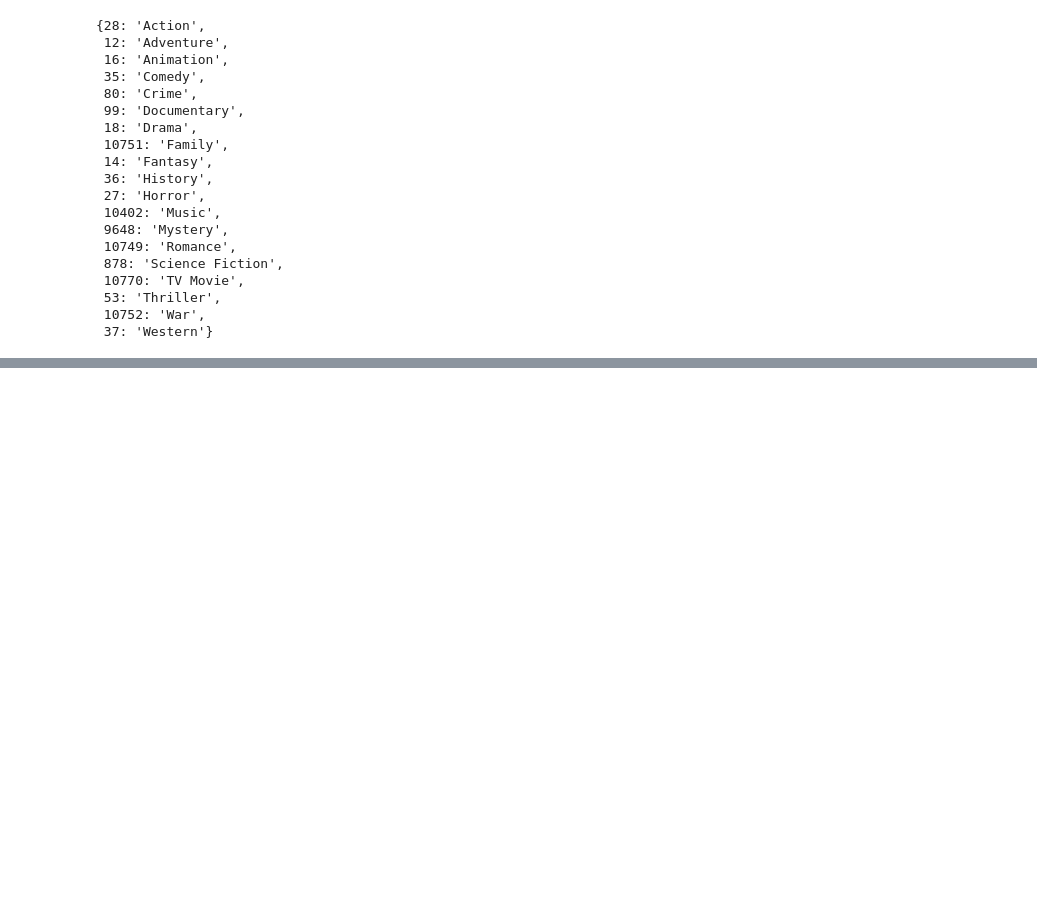
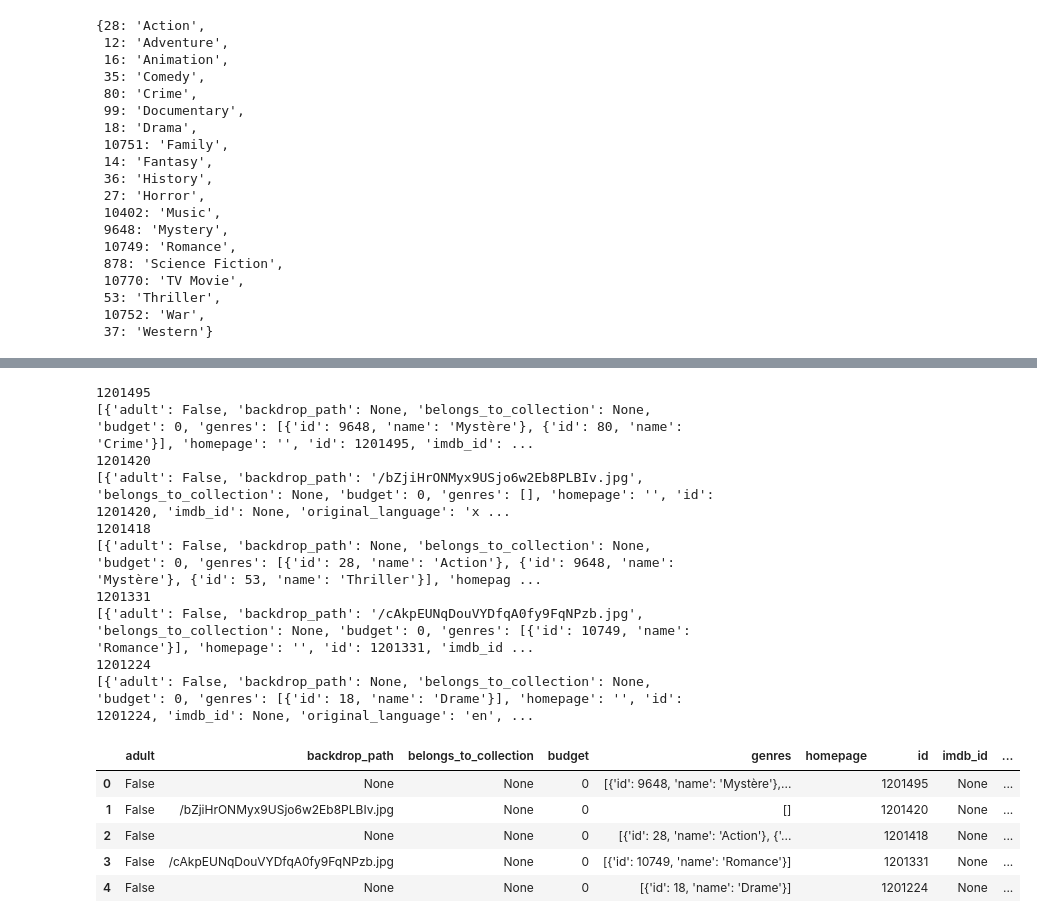
Before and after one commit to Morgan-DCL/project_2, a Jupyter notebook: api_tmdb.ipynb, the cells around one changed output, grey strips where cells are left out. Saved outputs shown, nothing was run; the diff lists cells and outputs as text; code cells hidden in the pictures; blank space fills up the shorter version.

```diff
--- a/api_tmdb.ipynb
+++ b/api_tmdb.ipynb
@@ -10,14 +11,14 @@ with open("tmdb.json", "r") as fp:
 api_key = key["api_key"]
 
 def get_movie_details(
-    movie_id: int,
+    TMdb_id: int,
     use_IMdb: bool = False,
     IMdb_id: str = ""
 ):
     """Récupère les détails d'un film par son ID TMDB."""
     if use_IMdb:
         base_url = "https://api.themoviedb.org/3/find/"
-        url = f"{base_url}{IMdb_id}?api_key={api_key}&external_source=imdb_id"
+        url = f"{base_url}{IMdb_id}?api_key={api_key}&external_source=imdb_id&language=fr"
     else:
         base_url = "https://api.themoviedb.org/3/movie/"
         url = f"{base_url}{movie_id}?api_key={api_key}&language=fr"
@@ -25,7 +26,7 @@ def get_movie_details(
     return response.json()
 
 movie_id = 872585
-movie_details = get_movie_details(movie_id, False, "tt15398776")
+movie_details = get_movie_details(TMdb_id=movie_id, use_IMdb=True, IMdb_id="tt15398776")
 import pprint
 pprint.pprint(movie_details)
 print(movie_details['title'])
@@ -205,0 +188,6 @@ all_movies_df
+# %%
+all_movies_df.drop_duplicates(subset=["id"], keep='first', inplace=True)
+# %%
+list_id_tmdb = all_movies_df.id.to_list()
+# %%
+small = list_id_tmdb[:5]
@@ -205,0 +198,49 @@ all_movies_df
+# %%
+
+with open("tmdb.json", "r") as fp:
+    key = json.load(fp)
+
+api_key = key["api_key"]
+
+def get_movie_details(
+    TMdb_id: int,
+    use_IMdb: bool = False,
+    IMdb_id: str = ""
+):
+    """Récupère les détails d'un film par son ID TMDB."""
+    if use_IMdb:
+        base_url = "https://api.themoviedb.org/3/find/"
+        url = f"{base_url}{IMdb_id}?api_key={api_key}&external_source=imdb_id&language=fr"
+    else:
+        base_url = "https://api.themoviedb.org/3/movie/"
+        url = f"{base_url}{TMdb_id}?api_key={api_key}&language=fr"
+    response = requests.get(url)
+    return [response.json()]
+
+movie_id = 872585
+pandas = pd.DataFrame()
+for id in small:
+    print(id)
+    movie_details = get_movie_details(TMdb_id=id, use_IMdb=False, IMdb_id="tt15398776")
+    print(movie_details)
+    movies = pd.DataFrame(movie_details)
+    pandas = pd.concat([pandas, movies], ignore_index=True)
+
+pandas
+# %% [output]
+1201495
+[{'adult': False, 'backdrop_path': None, 'belongs_to_collection': None, 'budget': 0, 'genres': [{'id': 9648, 'name': 'Mystère'}, {'id': 80, 'name': 'Crime'}], 'homepage': '', 'id': 1201495, 'imdb_id': ...
+1201420
+[{'adult': False, 'backdrop_path': '/bZjiHrONMyx9USjo6w2Eb8PLBIv.jpg', 'belongs_to_collection': None, 'budget': 0, 'genres': [], 'homepage': '', 'id': 1201420, 'imdb_id': None, 'original_language': 'x ...
+1201418
+[{'adult': False, 'backdrop_path': None, 'belongs_to_collection': None, 'budget': 0, 'genres': [{'id': 28, 'name': 'Action'}, {'id': 9648, 'name': 'Mystère'}, {'id': 53, 'name': 'Thriller'}], 'homepag ...
+1201331
+[{'adult': False, 'backdrop_path': '/cAkpEUNqDouVYDfqA0fy9FqNPzb.jpg', 'belongs_to_collection': None, 'budget': 0, 'genres': [{'id': 10749, 'name': 'Romance'}], 'homepage': '', 'id': 1201331, 'imdb_id ...
+1201224
+[{'adult': False, 'backdrop_path': None, 'belongs_to_collection': None, 'budget': 0, 'genres': [{'id': 18, 'name': 'Drame'}], 'homepage': '', 'id': 1201224, 'imdb_id': None, 'original_language': 'en', ...
+|  | adult | backdrop_path | belongs_to_collection | budget | genres | homepage | id | imdb_id | ... |
+| 0 | False | None | None | 0 | [{'id': 9648, 'name': 'Mystère'},... |  | 1201495 | None | ... |
+| 1 | False | /bZjiHrONMyx9USjo6w2Eb8PLBIv.jpg | None | 0 | [] |  | 1201420 | None | ... |
+| 2 | False | None | None | 0 | [{'id': 28, 'name': 'Action'}, {'... |  | 1201418 | None | ... |
+| 3 | False | /cAkpEUNqDouVYDfqA0fy9FqNPzb.jpg | None | 0 | [{'id': 10749, 'name': 'Romance'}] |  | 1201331 | None | ... |
+| 4 | False | None | None | 0 | [{'id': 18, 'name': 'Drame'}] |  | 1201224 | None | ... |
```
Also changed, not shown: parts of 9 cells of this notebook, 1 other file.
